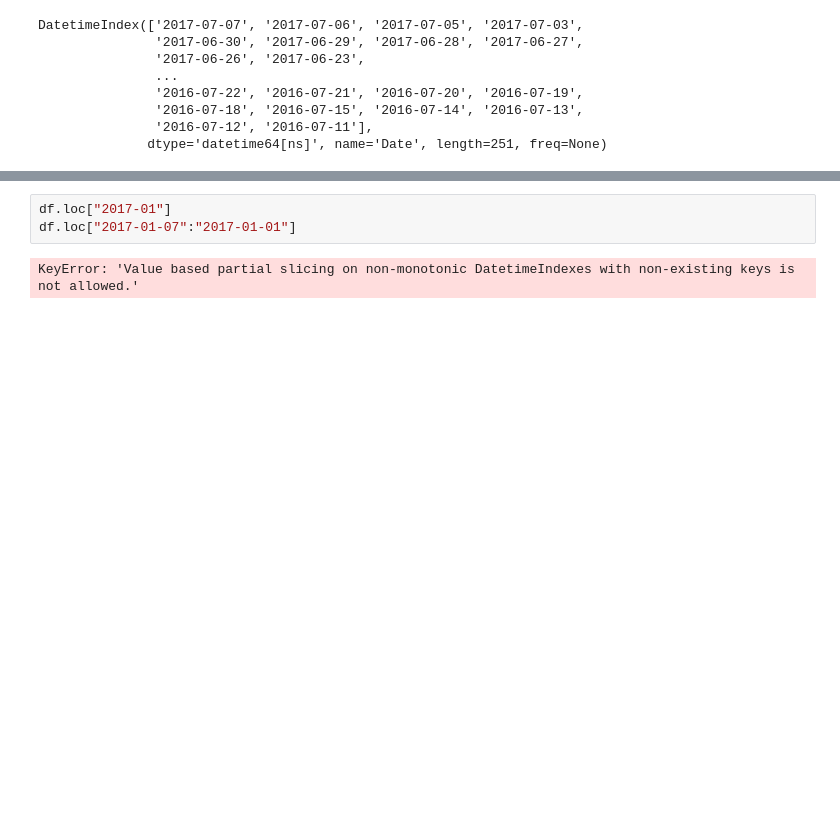
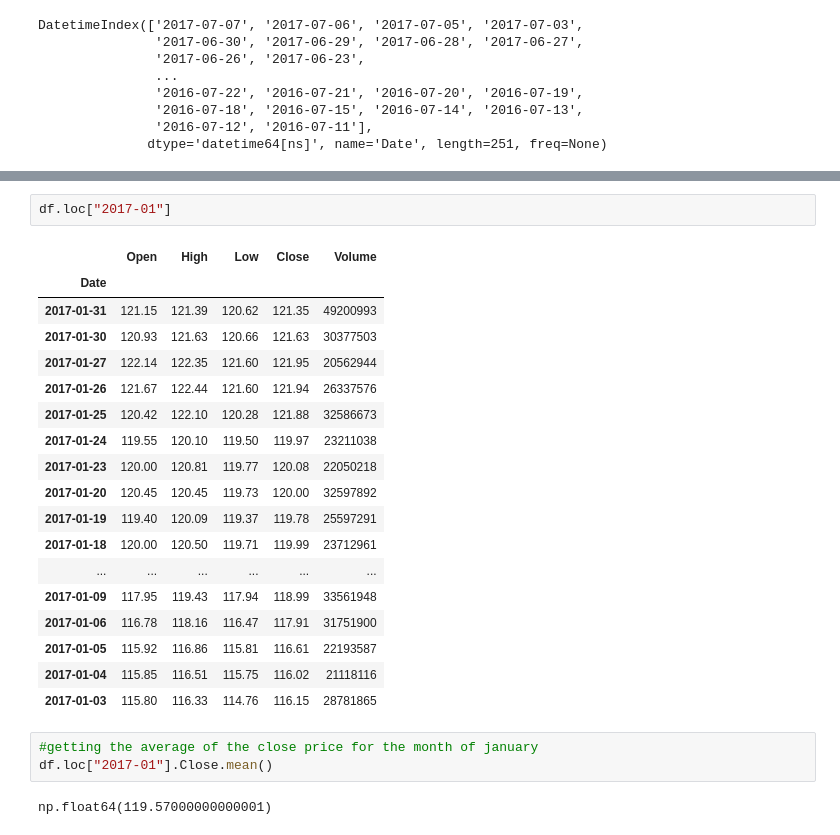
Before and after one commit to manisha7-ma/Pandas, a Jupyter notebook: 16_Pandas_Time_Series_Analysis_Part_1_DatetimeIndex_and_Resample.ipynb, the cells around one changed output, grey strips where cells are left out. Cells and saved outputs as stored; diff of their text form; blank space fills up the shorter version.

```diff
--- a/16_Pandas_Time_Series_Analysis_Part_1_DatetimeIndex_and_Resample.ipynb
+++ b/16_Pandas_Time_Series_Analysis_Part_1_DatetimeIndex_and_Resample.ipynb
@@ -40,5 +49,26 @@ Timestamp('2016-07-11 00:00:00')
 # %%
 df.loc["2017-01"]
-df.loc["2017-01-07":"2017-01-01"]
 # %% [output]
-KeyError: 'Value based partial slicing on non-monotonic DatetimeIndexes with non-existing keys is not allowed.'
+|  | Open | High | Low | Close | Volume |
+| Date |  |  |  |  |  |
+| 2017-01-31 | 121.15 | 121.39 | 120.62 | 121.35 | 49200993 |
+| 2017-01-30 | 120.93 | 121.63 | 120.66 | 121.63 | 30377503 |
+| 2017-01-27 | 122.14 | 122.35 | 121.60 | 121.95 | 20562944 |
+| 2017-01-26 | 121.67 | 122.44 | 121.60 | 121.94 | 26337576 |
+| 2017-01-25 | 120.42 | 122.10 | 120.28 | 121.88 | 32586673 |
+| 2017-01-24 | 119.55 | 120.10 | 119.50 | 119.97 | 23211038 |
+| 2017-01-23 | 120.00 | 120.81 | 119.77 | 120.08 | 22050218 |
+| 2017-01-20 | 120.45 | 120.45 | 119.73 | 120.00 | 32597892 |
+| 2017-01-19 | 119.40 | 120.09 | 119.37 | 119.78 | 25597291 |
+| 2017-01-18 | 120.00 | 120.50 | 119.71 | 119.99 | 23712961 |
+| ... | ... | ... | ... | ... | ... |
+| 2017-01-09 | 117.95 | 119.43 | 117.94 | 118.99 | 33561948 |
+| 2017-01-06 | 116.78 | 118.16 | 116.47 | 117.91 | 31751900 |
+| 2017-01-05 | 115.92 | 116.86 | 115.81 | 116.61 | 22193587 |
+| 2017-01-04 | 115.85 | 116.51 | 115.75 | 116.02 | 21118116 |
+| 2017-01-03 | 115.80 | 116.33 | 114.76 | 116.15 | 28781865 |
+# %%
+#getting the average of the close price for the month of january
+df.loc["2017-01"].Close.mean()
+# %% [output]
+np.float64(119.57000000000001)
```
Also changed, not shown: parts of 12 cells of this notebook.
